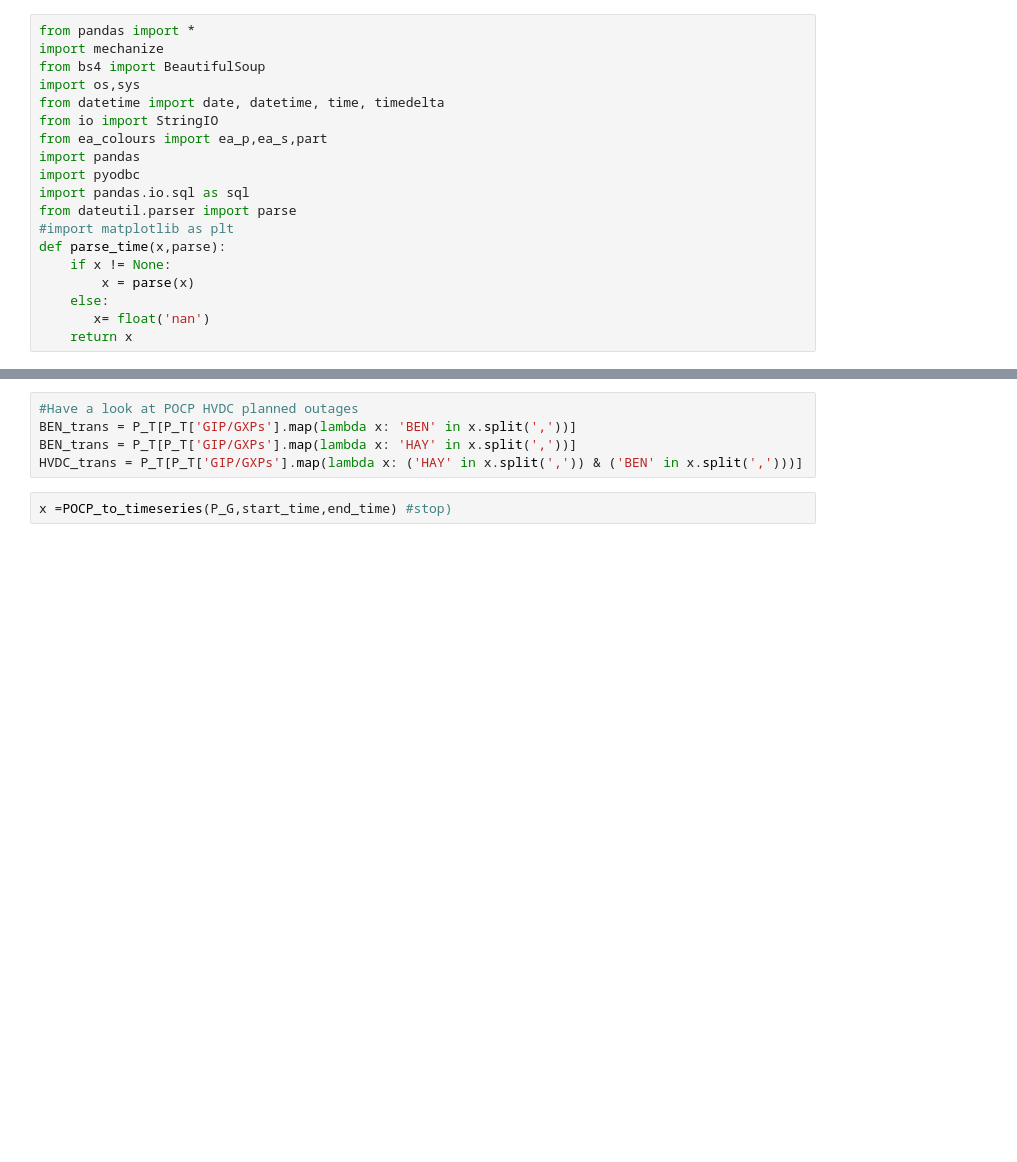
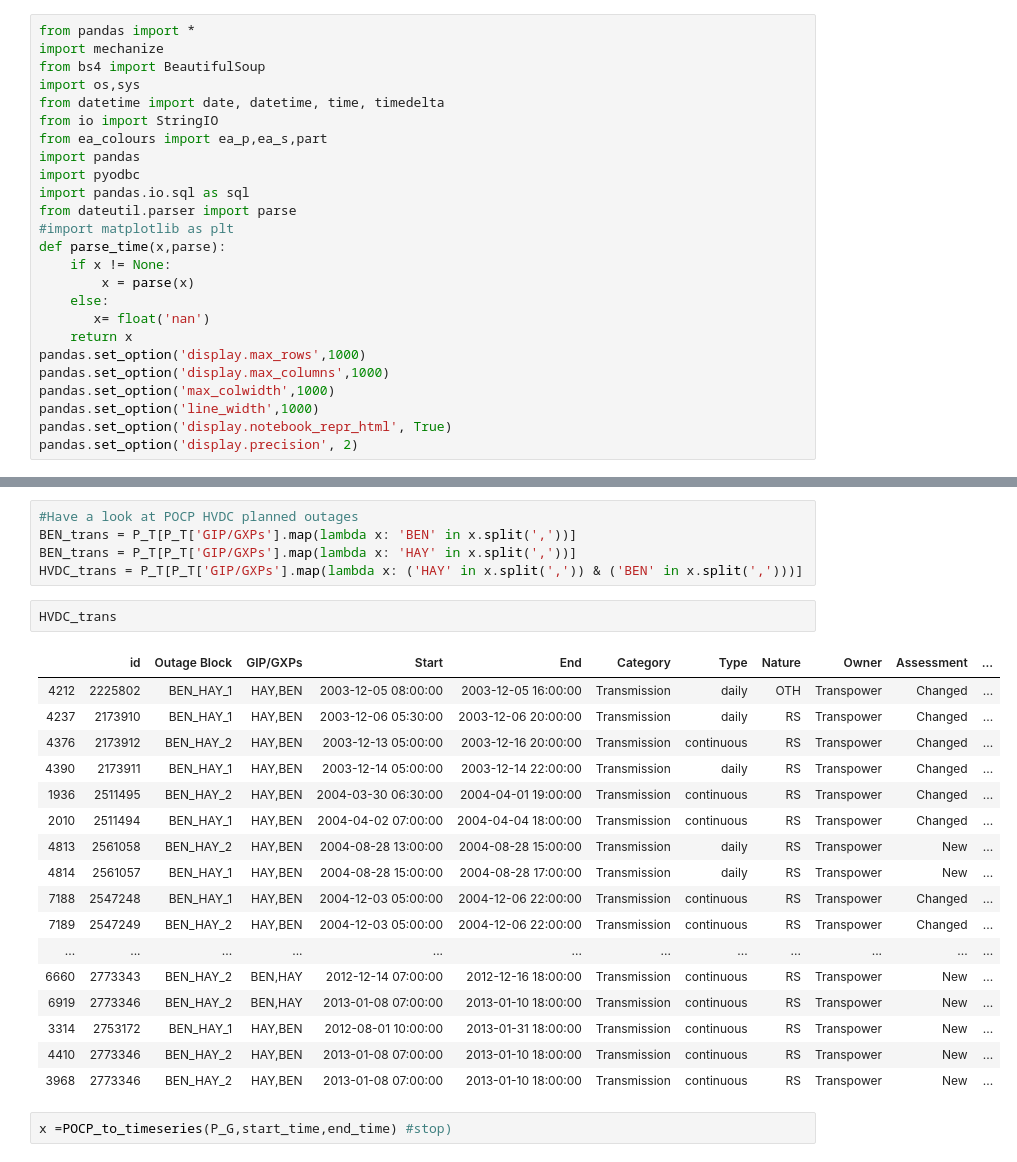
Before and after one commit to okbishop/pocp, a Jupyter notebook: POCP.ipynb, the cells around one changed output, grey strips where cells are left out. Drawn from its saved outputs; the diff is of its cells as text; blank space fills up the shorter version.

```diff
--- a/POCP.ipynb
+++ b/POCP.ipynb
@@ -17,6 +17,12 @@ def parse_time(x,parse):
     else:
        x= float('nan')
     return x
+pandas.set_option('display.max_rows',1000)
+pandas.set_option('display.max_columns',1000)
+pandas.set_option('max_colwidth',1000)
+pandas.set_option('line_width',1000)
+pandas.set_option('display.notebook_repr_html', True)
+pandas.set_option('display.precision', 2)
 # %% [markdown]
 **Get Mappings**
 # %%
@@ -332,6 +338,26 @@ dtypes: datetime64[ns](1), float64(3), object(12)
 BEN_trans = P_T[P_T['GIP/GXPs'].map(lambda x: 'BEN' in x.split(','))]
 BEN_trans = P_T[P_T['GIP/GXPs'].map(lambda x: 'HAY' in x.split(','))]
 HVDC_trans = P_T[P_T['GIP/GXPs'].map(lambda x: ('HAY' in x.split(',')) & ('BEN' in x.split(',')))]
+# %%
+HVDC_trans
+# %% [output]
+|  | id | Outage Block | GIP/GXPs | Start | End | Category | Type | Nature | Owner | Assessment | ... |
+| 4212 | 2225802 | BEN_HAY_1 | HAY,BEN | 2003-12-05 08:00:00 | 2003-12-05 16:00:00 | Transmission | daily | OTH | Transpower | Changed | ... |
+| 4237 | 2173910 | BEN_HAY_1 | HAY,BEN | 2003-12-06 05:30:00 | 2003-12-06 20:00:00 | Transmission | daily | RS | Transpower | Changed | ... |
+| 4376 | 2173912 | BEN_HAY_2 | HAY,BEN | 2003-12-13 05:00:00 | 2003-12-16 20:00:00 | Transmission | continuous | RS | Transpower | Changed | ... |
+| 4390 | 2173911 | BEN_HAY_1 | HAY,BEN | 2003-12-14 05:00:00 | 2003-12-14 22:00:00 | Transmission | daily | RS | Transpower | Changed | ... |
+| 1936 | 2511495 | BEN_HAY_2 | HAY,BEN | 2004-03-30 06:30:00 | 2004-04-01 19:00:00 | Transmission | continuous | RS | Transpower | Changed | ... |
+| 2010 | 2511494 | BEN_HAY_1 | HAY,BEN | 2004-04-02 07:00:00 | 2004-04-04 18:00:00 | Transmission | continuous | RS | Transpower | Changed | ... |
+| 4813 | 2561058 | BEN_HAY_2 | HAY,BEN | 2004-08-28 13:00:00 | 2004-08-28 15:00:00 | Transmission | daily | RS | Transpower | New | ... |
+| 4814 | 2561057 | BEN_HAY_1 | HAY,BEN | 2004-08-28 15:00:00 | 2004-08-28 17:00:00 | Transmission | daily | RS | Transpower | New | ... |
+| 7188 | 2547248 | BEN_HAY_1 | HAY,BEN | 2004-12-03 05:00:00 | 2004-12-06 22:00:00 | Transmission | continuous | RS | Transpower | Changed | ... |
+| 7189 | 2547249 | BEN_HAY_2 | HAY,BEN | 2004-12-03 05:00:00 | 2004-12-06 22:00:00 | Transmission | continuous | RS | Transpower | Changed | ... |
+| ... | ... | ... | ... | ... | ... | ... | ... | ... | ... | ... | ... |
+| 6660 | 2773343 | BEN_HAY_2 | BEN,HAY | 2012-12-14 07:00:00 | 2012-12-16 18:00:00 | Transmission | continuous | RS | Transpower | New | ... |
+| 6919 | 2773346 | BEN_HAY_2 | BEN,HAY | 2013-01-08 07:00:00 | 2013-01-10 18:00:00 | Transmission | continuous | RS | Transpower | New | ... |
+| 3314 | 2753172 | BEN_HAY_1 | HAY,BEN | 2012-08-01 10:00:00 | 2013-01-31 18:00:00 | Transmission | continuous | RS | Transpower | New | ... |
+| 4410 | 2773346 | BEN_HAY_2 | HAY,BEN | 2013-01-08 07:00:00 | 2013-01-10 18:00:00 | Transmission | continuous | RS | Transpower | New | ... |
+| 3968 | 2773346 | BEN_HAY_2 | HAY,BEN | 2013-01-08 07:00:00 | 2013-01-10 18:00:00 | Transmission | continuous | RS | Transpower | New | ... |
 # %%
 x =POCP_to_timeseries(P_G,start_time,end_time) #stop)
 # %%
```
Also changed, not shown: parts of 1 cell of this notebook, 2 other files.
